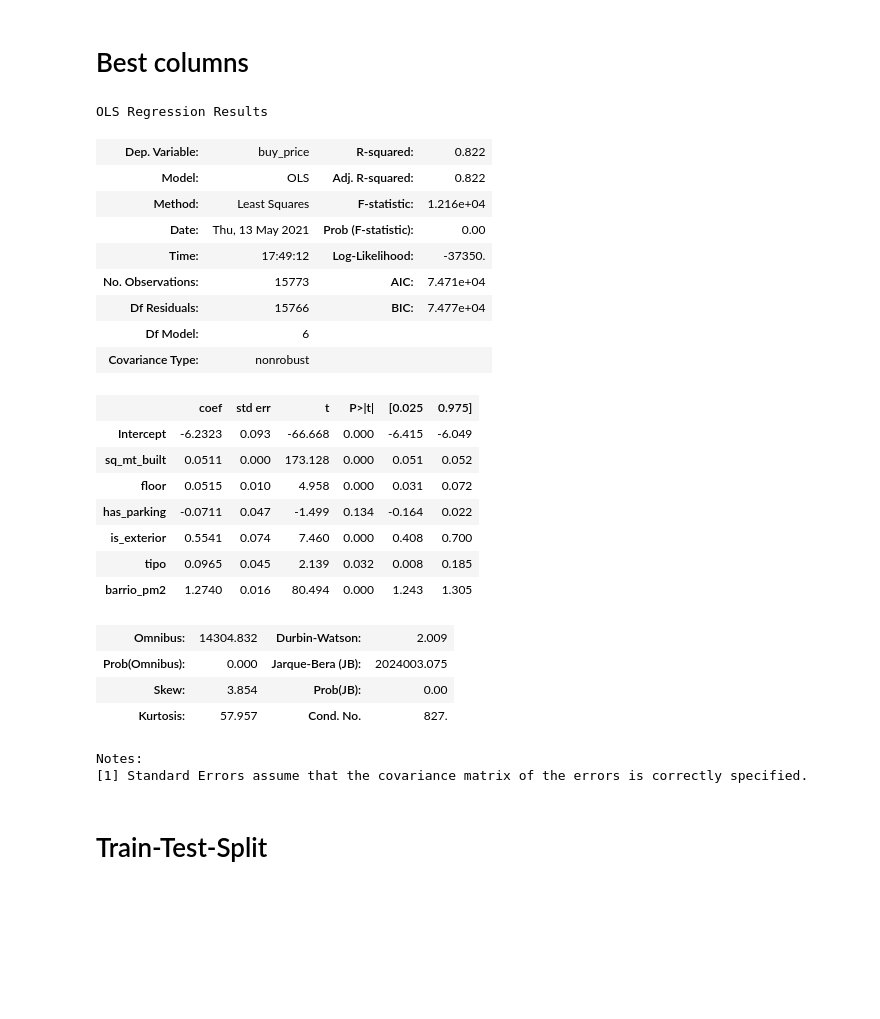
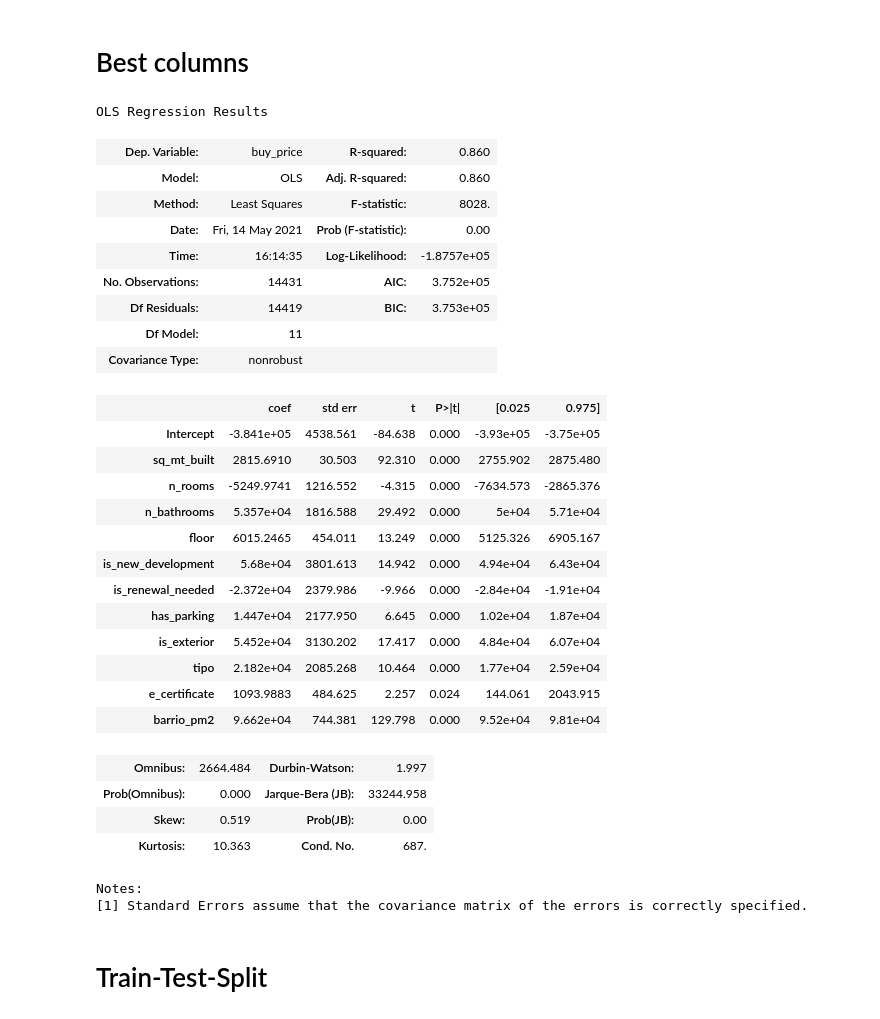
Before and after one commit to marcunu/Real_Estate_Project, a Jupyter notebook: 02_Trainning.ipynb, the cells around one changed output. Cells and saved outputs as stored; diff of their text form; code cells hidden in the pictures; blank space fills up the shorter version.

```diff
--- a/02_Trainning.ipynb
+++ b/02_Trainning.ipynb
@@ -51,10 +52,4 @@ dtype: object
+# %%
+casas = data.drop("Unnamed: 0",axis=1)
 # %% [markdown]
 # Correlated columns
-# %%
-col = ['sq_mt_built', 'sq_mt_useful','n_rooms', 'n_bathrooms', 'floor', 'rent_price', 'is_new_development', 'is_renewal_needed','has_parking', 'is_exterior', 'tipo','barrio_pm2', 'e_certificate', "buy_price"]
-casas = data[col]
-# %%
-casas["is_new_development"] = casas["is_new_development"].astype(int)
-casas["is_renewal_needed"] = casas["is_renewal_needed"].astype(int)
-casas["has_parking"] = casas["has_parking"].astype(int)
-casas["is_exterior"] = casas["is_exterior"].astype(int)
@@ -100 +72,3 @@ col2 = ['sq_mt_built', 'floor','has_parking', 'is_exterior', 'tipo','barrio_pm2'
+# %%
+casas2 = casas.drop(["sq_mt_useful"], axis=1)
 # %%
@@ -121,31 +95,36 @@ casas[col2]
 # %% [markdown]
 # Best columns
 # %%
-results = smf.ols("buy_price ~ sq_mt_built + floor + has_parking + is_exterior + tipo + barrio_pm2", data = casas[col2]).fit()
+results = smf.ols("buy_price ~ sq_mt_built + n_rooms + n_bathrooms + floor + is_new_development + is_renewal_needed + has_parking + is_exterior + tipo + e_certificate  + barrio_pm2 ", data = casas2).fit()
 results.summary()
 # %% [output]
 OLS Regression Results
-| Dep. Variable: | buy_price | R-squared: | 0.822 |
-| Model: | OLS | Adj. R-squared: | 0.822 |
-| Method: | Least Squares | F-statistic: | 1.216e+04 |
-| Date: | Thu, 13 May 2021 | Prob (F-statistic): | 0.00 |
-| Time: | 17:49:12 | Log-Likelihood: | -37350. |
-| No. Observations: | 15773 | AIC: | 7.471e+04 |
-| Df Residuals: | 15766 | BIC: | 7.477e+04 |
-| Df Model: | 6 |  |  |
+| Dep. Variable: | buy_price | R-squared: | 0.860 |
+| Model: | OLS | Adj. R-squared: | 0.860 |
+| Method: | Least Squares | F-statistic: | 8028. |
+| Date: | Fri, 14 May 2021 | Prob (F-statistic): | 0.00 |
+| Time: | 16:14:35 | Log-Likelihood: | -1.8757e+05 |
+| No. Observations: | 14431 | AIC: | 3.752e+05 |
+| Df Residuals: | 14419 | BIC: | 3.753e+05 |
+| Df Model: | 11 |  |  |
 | Covariance Type: | nonrobust |  |  |
 |  | coef | std err | t | P>|t| | [0.025 | 0.975] |
-| Intercept | -6.2323 | 0.093 | -66.668 | 0.000 | -6.415 | -6.049 |
-| sq_mt_built | 0.0511 | 0.000 | 173.128 | 0.000 | 0.051 | 0.052 |
-| floor | 0.0515 | 0.010 | 4.958 | 0.000 | 0.031 | 0.072 |
-| has_parking | -0.0711 | 0.047 | -1.499 | 0.134 | -0.164 | 0.022 |
-| is_exterior | 0.5541 | 0.074 | 7.460 | 0.000 | 0.408 | 0.700 |
-| tipo | 0.0965 | 0.045 | 2.139 | 0.032 | 0.008 | 0.185 |
-| barrio_pm2 | 1.2740 | 0.016 | 80.494 | 0.000 | 1.243 | 1.305 |
+| Intercept | -3.841e+05 | 4538.561 | -84.638 | 0.000 | -3.93e+05 | -3.75e+05 |
+| sq_mt_built | 2815.6910 | 30.503 | 92.310 | 0.000 | 2755.902 | 2875.480 |
+| n_rooms | -5249.9741 | 1216.552 | -4.315 | 0.000 | -7634.573 | -2865.376 |
+| n_bathrooms | 5.357e+04 | 1816.588 | 29.492 | 0.000 | 5e+04 | 5.71e+04 |
+| floor | 6015.2465 | 454.011 | 13.249 | 0.000 | 5125.326 | 6905.167 |
+| is_new_development | 5.68e+04 | 3801.613 | 14.942 | 0.000 | 4.94e+04 | 6.43e+04 |
+| is_renewal_needed | -2.372e+04 | 2379.986 | -9.966 | 0.000 | -2.84e+04 | -1.91e+04 |
+| has_parking | 1.447e+04 | 2177.950 | 6.645 | 0.000 | 1.02e+04 | 1.87e+04 |
+| is_exterior | 5.452e+04 | 3130.202 | 17.417 | 0.000 | 4.84e+04 | 6.07e+04 |
+| tipo | 2.182e+04 | 2085.268 | 10.464 | 0.000 | 1.77e+04 | 2.59e+04 |
+| e_certificate | 1093.9883 | 484.625 | 2.257 | 0.024 | 144.061 | 2043.915 |
+| barrio_pm2 | 9.662e+04 | 744.381 | 129.798 | 0.000 | 9.52e+04 | 9.81e+04 |
-| Omnibus: | 14304.832 | Durbin-Watson: | 2.009 |
-| Prob(Omnibus): | 0.000 | Jarque-Bera (JB): | 2024003.075 |
-| Skew: | 3.854 | Prob(JB): | 0.00 |
-| Kurtosis: | 57.957 | Cond. No. | 827. |
+| Omnibus: | 2664.484 | Durbin-Watson: | 1.997 |
+| Prob(Omnibus): | 0.000 | Jarque-Bera (JB): | 33244.958 |
+| Skew: | 0.519 | Prob(JB): | 0.00 |
+| Kurtosis: | 10.363 | Cond. No. | 687. |
 Notes:
 [1] Standard Errors assume that the covariance matrix of the errors is correctly specified.
 # %%
```
Also changed, not shown: parts of 50 cells of this notebook, 6 other files.
